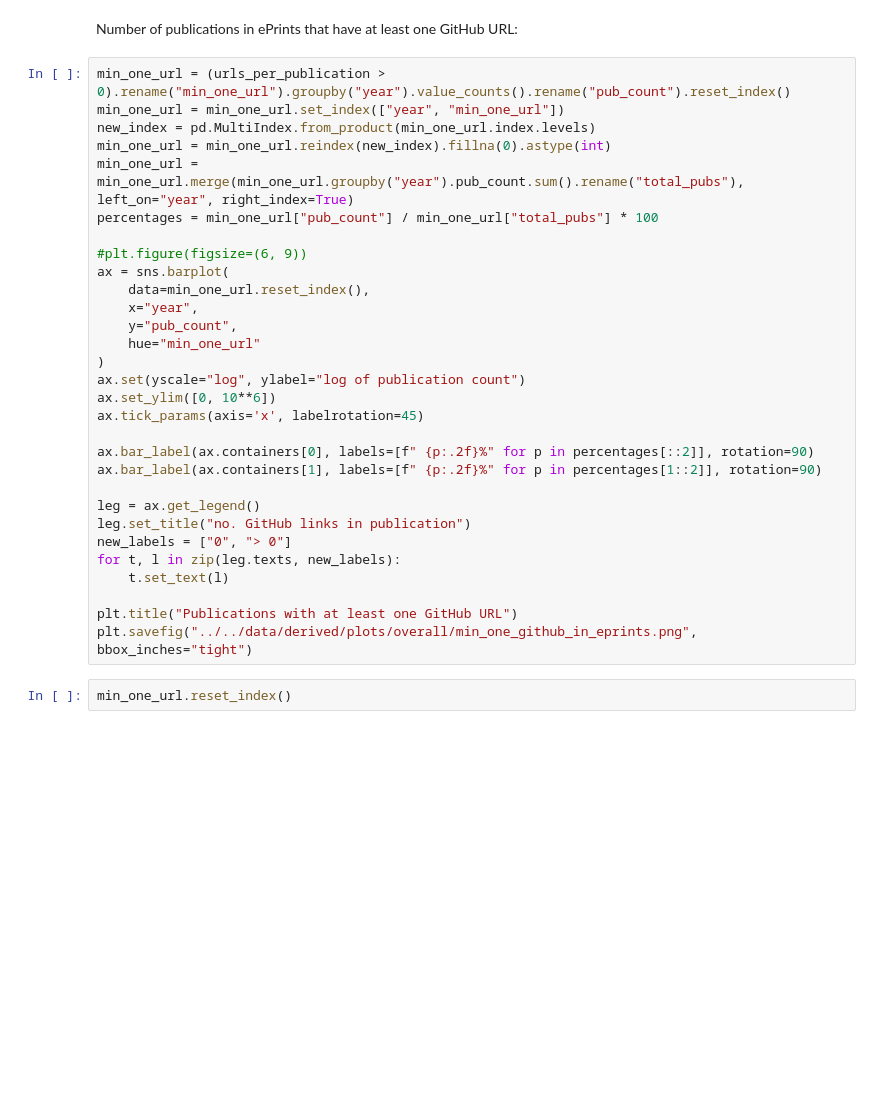
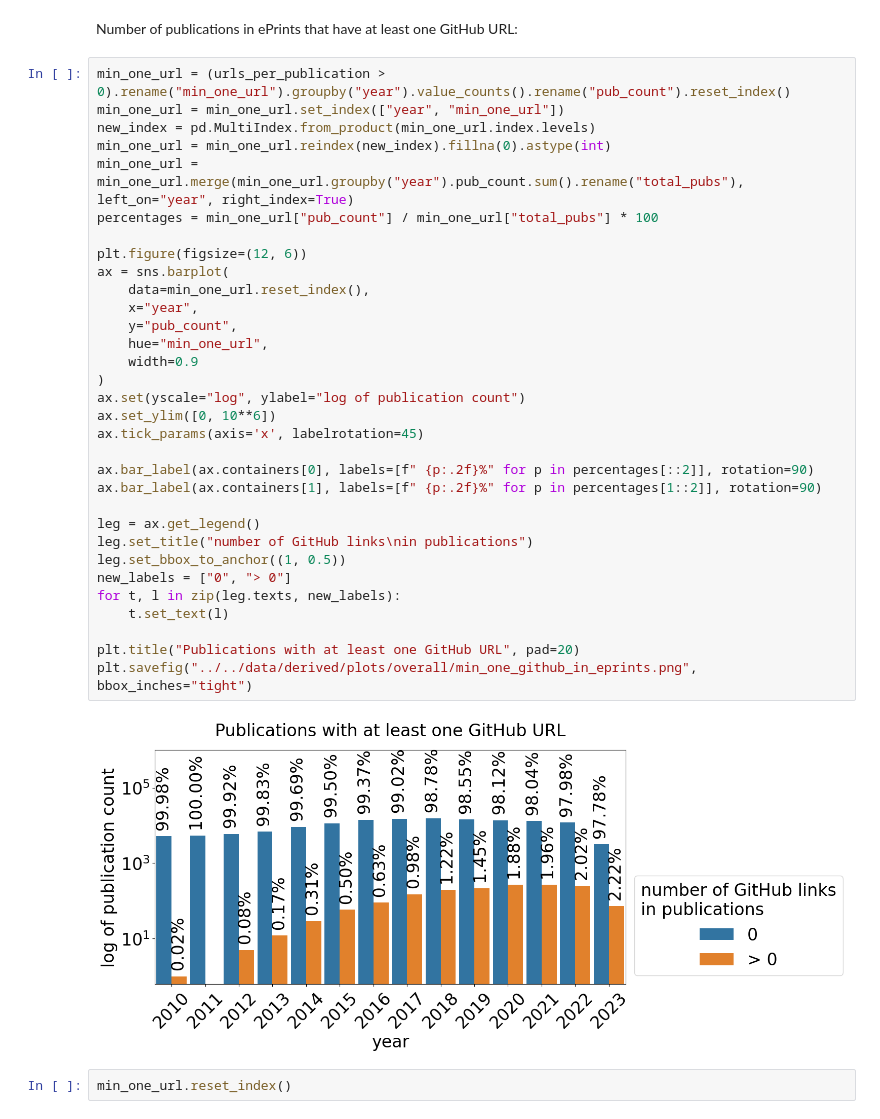
Before and after one commit to softwaresaved/rse-repo-analysis, a Jupyter notebook: src/analysis/eprints.ipynb, the cells around one changed output. Cells and saved outputs as stored; diff of their text form; blank space fills up the shorter version.

```diff
--- a/src/analysis/eprints.ipynb
+++ b/src/analysis/eprints.ipynb
@@ -96,32 +123,36 @@ Number of publications in ePrints that have at least one GitHub URL:
 # %%
 min_one_url = (urls_per_publication > 0).rename("min_one_url").groupby("year").value_counts().rename("pub_count").reset_index()
 min_one_url = min_one_url.set_index(["year", "min_one_url"])
 new_index = pd.MultiIndex.from_product(min_one_url.index.levels)
 min_one_url = min_one_url.reindex(new_index).fillna(0).astype(int)
 min_one_url = min_one_url.merge(min_one_url.groupby("year").pub_count.sum().rename("total_pubs"), left_on="year", right_index=True)
 percentages = min_one_url["pub_count"] / min_one_url["total_pubs"] * 100
 
-#plt.figure(figsize=(6, 9))
+plt.figure(figsize=(12, 6))
 ax = sns.barplot(
     data=min_one_url.reset_index(),
     x="year",
     y="pub_count",
-    hue="min_one_url"
+    hue="min_one_url",
+    width=0.9
 )
 ax.set(yscale="log", ylabel="log of publication count")
 ax.set_ylim([0, 10**6])
 ax.tick_params(axis='x', labelrotation=45)
 
 ax.bar_label(ax.containers[0], labels=[f" {p:.2f}%" for p in percentages[::2]], rotation=90)
 ax.bar_label(ax.containers[1], labels=[f" {p:.2f}%" for p in percentages[1::2]], rotation=90)
 
 leg = ax.get_legend()
-leg.set_title("no. GitHub links in publication")
+leg.set_title("number of GitHub links\nin publications")
+leg.set_bbox_to_anchor((1, 0.5))
 new_labels = ["0", "> 0"]
 for t, l in zip(leg.texts, new_labels):
     t.set_text(l)
 
-plt.title("Publications with at least one GitHub URL")
+plt.title("Publications with at least one GitHub URL", pad=20)
 plt.savefig("../../data/derived/plots/overall/min_one_github_in_eprints.png", bbox_inches="tight")
+# %% [output]
+[figure, added]
 # %%
 min_one_url.reset_index()
```
Also changed, not shown: parts of 5 cells of this notebook, 3 other files.
